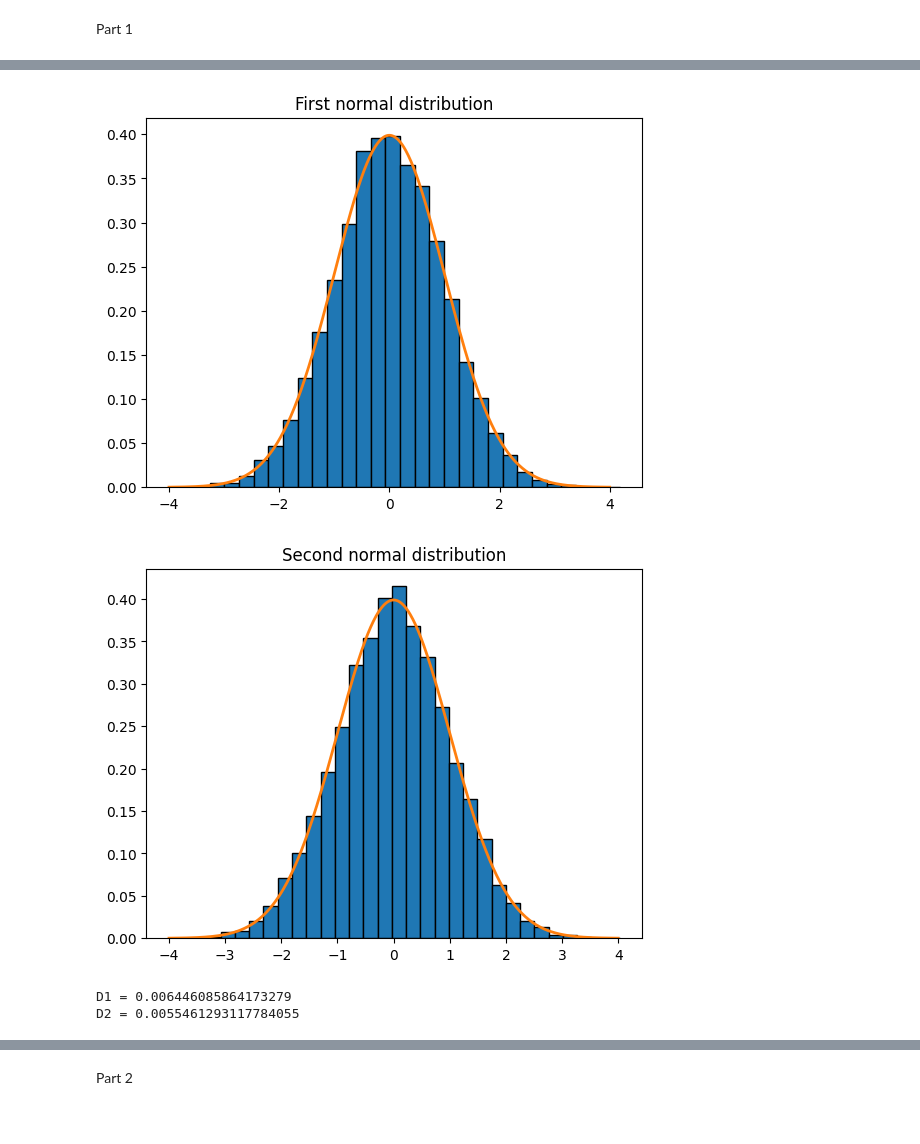
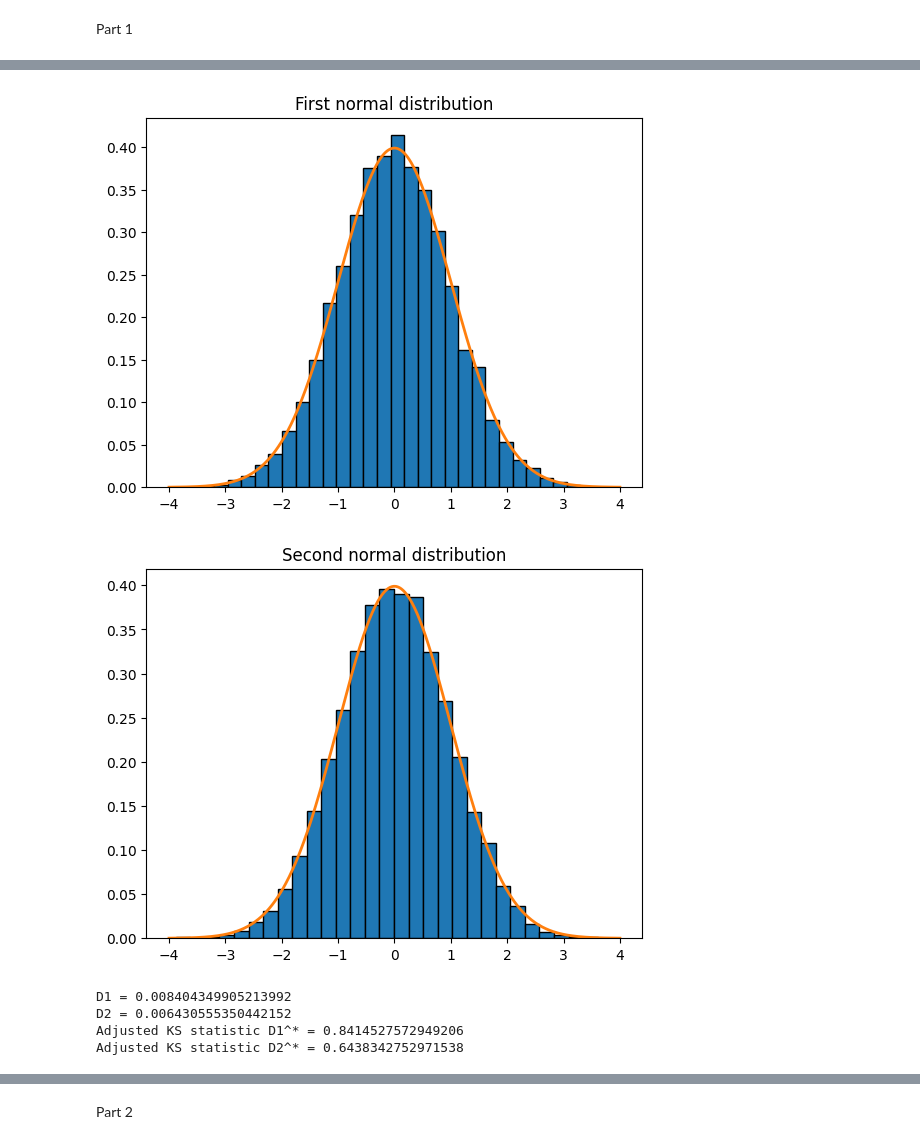
Before and after one commit to s224399/Stoc_sim_2k26, a Jupyter notebook: Exercises(week_1)/Blanche/Exercise3.ipynb, the cells around one changed output, grey strips where cells are left out. Cells and saved outputs as stored; diff of their text form; code cells hidden in the pictures.

```diff
--- a/Exercises(week_1)/Blanche/Exercise3.ipynb
+++ b/Exercises(week_1)/Blanche/Exercise3.ipynb
@@ -45,37 +52,47 @@ KS statistic D = 0.00798471012687968
 # %%
-def normal():
-    U1 = np.random.uniform(0,1)
-    U2 = np.random.uniform(0,1)
+rng = np.random.default_rng(30)
+
+def normal(rng):
+    U1 = rng.uniform(0,1)
+    U2 = rng.uniform(0,1)
     Z1 = np.sqrt(-2*np.log(U1)) * np.cos(2*np.pi*U2)
     Z2 = np.sqrt(-2*np.log(U1)) * np.sin(2*np.pi*U2)
     return np.array([Z1, Z2])
 
 def normal_analytical(x):
     return (1/np.sqrt(2*np.pi)) * np.exp(-0.5 * x**2)
 
-obs_normal = np.array([normal() for _ in range(10000)])
+obs_normal = np.array([normal(rng) for _ in range(10000)])
 t = np.linspace(-4, 4, 500)
 
 plt.hist(obs_normal[:,0], bins=30, density=True, edgecolor='black')
 plt.plot(t, normal_analytical(t), linewidth=2)
 plt.title('First normal distribution')
 plt.show()
 
 plt.hist(obs_normal[:,1], bins=30, density=True, edgecolor='black')
 plt.plot(t, normal_analytical(t), linewidth=2)
 plt.title('Second normal distribution')
 plt.show()
 
 ## Kolmogorov-Smirnov test
 
 D1 = smirnov(obs_normal[:,0], ss.norm.cdf)
 D2 = smirnov(obs_normal[:,1], ss.norm.cdf)
 
 print("D1 =", D1)
 print("D2 =", D2)
+
+n = 10000
+D1_adjusted = (np.sqrt(n) + 0.12 + 0.11/np.sqrt(n)) * D1
+print("Adjusted KS statistic D1^* =", D1_adjusted)
+D2_adjusted = (np.sqrt(n) + 0.12 + 0.11/np.sqrt(n)) * D2
+print("Adjusted KS statistic D2^* =", D2_adjusted)
 # %% [output]
-[figure, old version]
+[figure, new version]
-[figure, old version]
+[figure, new version]
-D1 = 0.006446085864173279
-D2 = 0.0055461293117784055
+D1 = 0.008404349905213992
+D2 = 0.006430555350442152
+Adjusted KS statistic D1^* = 0.8414527572949206
+Adjusted KS statistic D2^* = 0.6438342752971538
 # %%
```
Also changed, not shown: parts of 6 cells of this notebook.
